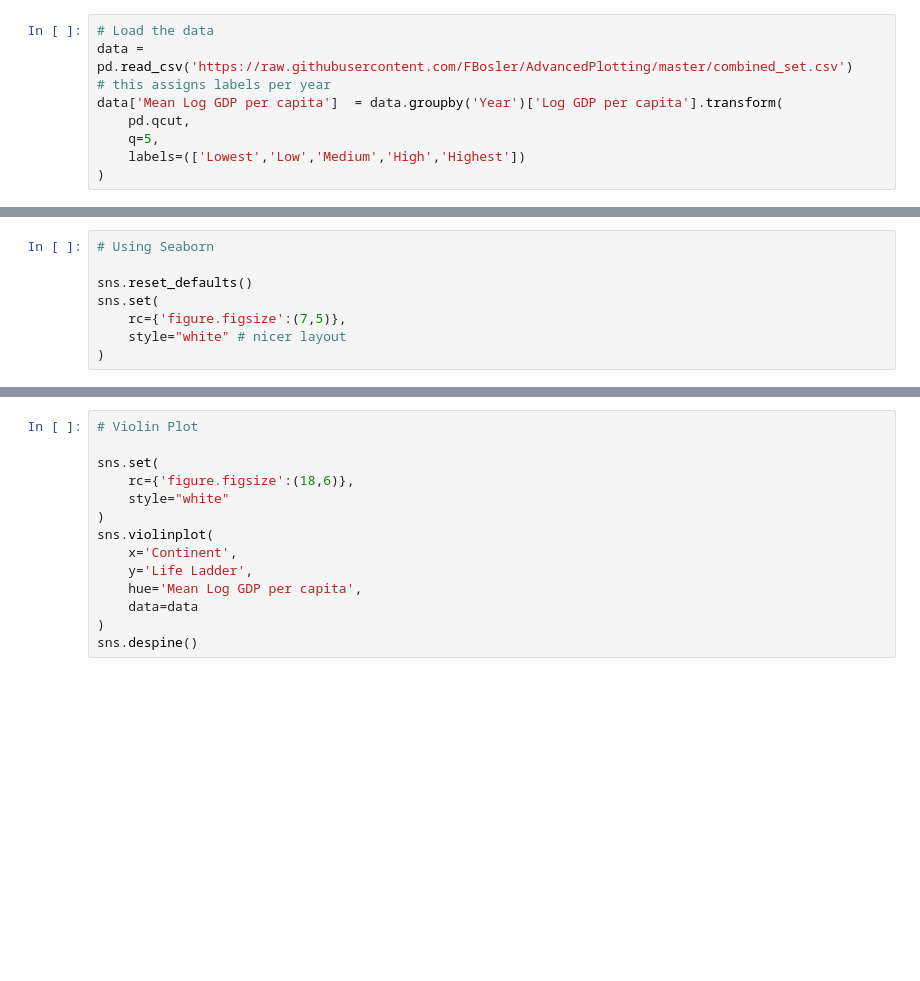
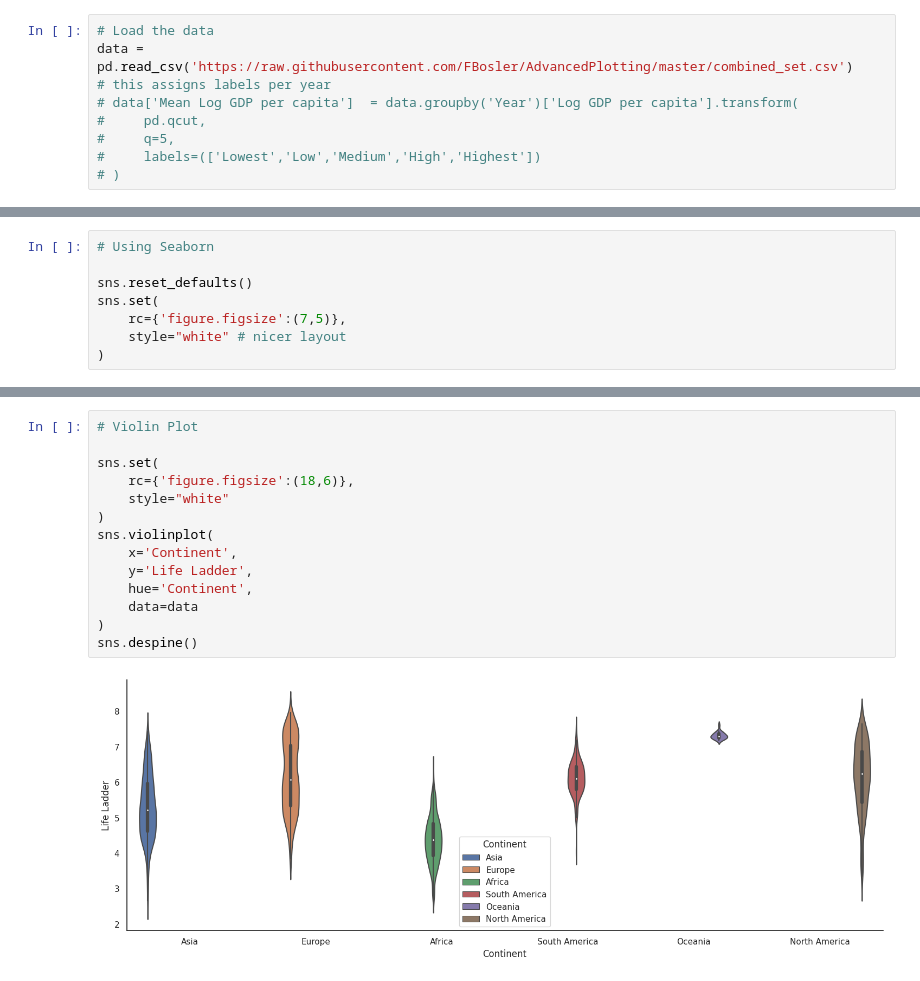
Before and after one commit to DanielleRomanoff/Visualizations, a Jupyter notebook: visuals_notebook.ipynb, the cells around one changed output, grey strips where cells are left out. Cells and saved outputs as stored; diff of their text form; blank space fills up the shorter version.

```diff
--- a/visuals_notebook.ipynb
+++ b/visuals_notebook.ipynb
@@ -980,11 +980,11 @@ Please install matplotlib version 3.1.0 by running:
 # Load the data
 data = pd.read_csv('https://raw.githubusercontent.com/FBosler/AdvancedPlotting/master/combined_set.csv')
 # this assigns labels per year
-data['Mean Log GDP per capita']  = data.groupby('Year')['Log GDP per capita'].transform(
-    pd.qcut,
-    q=5,
-    labels=(['Lowest','Low','Medium','High','Highest'])
-)
+# data['Mean Log GDP per capita']  = data.groupby('Year')['Log GDP per capita'].transform(
+#     pd.qcut,
+#     q=5,
+#     labels=(['Lowest','Low','Medium','High','Highest'])
+# )
 # %%
 # Histogram
 
@@ -1100,14 +1133,16 @@ sns.despine() # prettier layout
 # %%
 # Violin Plot
 
 sns.set(
     rc={'figure.figsize':(18,6)},
     style="white"
 )
 sns.violinplot(
     x='Continent',
     y='Life Ladder',
-    hue='Mean Log GDP per capita',
+    hue='Continent',
     data=data
 )
 sns.despine()
+# %% [output]
+[figure, added]
```
Also changed, not shown: parts of 26 cells of this notebook.
